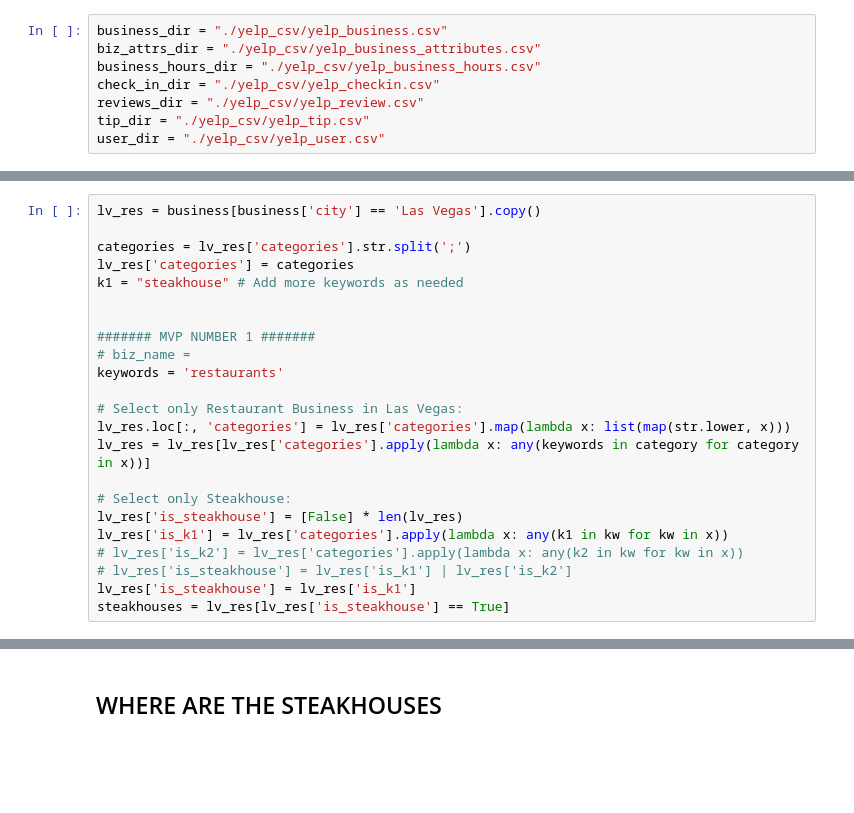
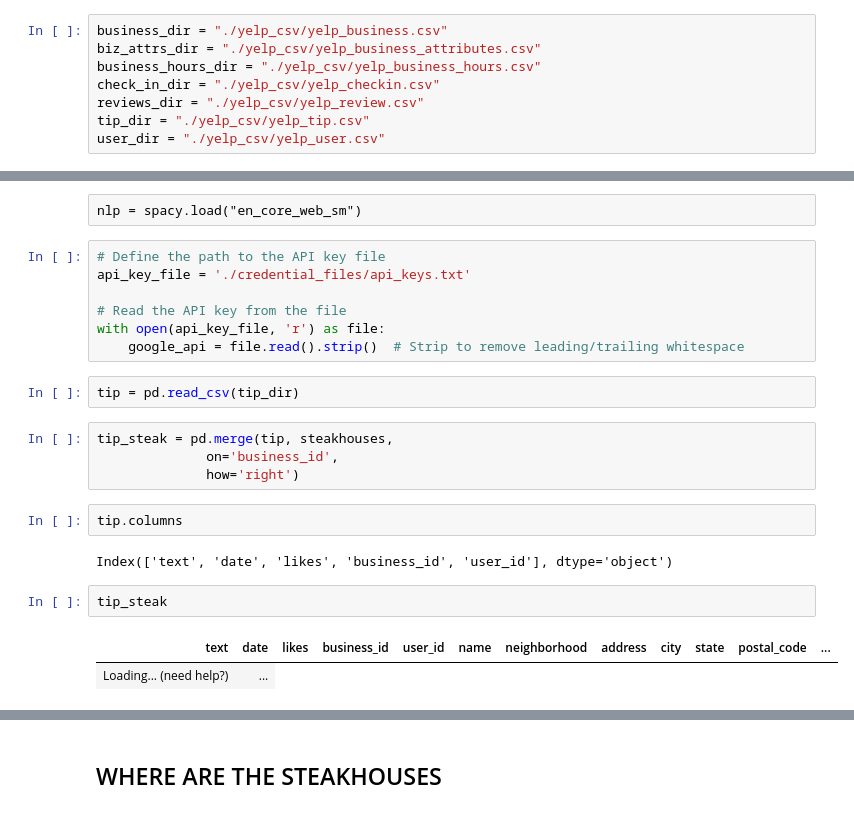
Before and after one commit to analytics-portfolio/Business-IQ-Analytics, a Jupyter notebook: yelp_DA.ipynb, the cells around one changed output, grey strips where cells are left out. Saved outputs shown, nothing was run; the diff lists cells and outputs as text; blank space fills up the shorter version.

```diff
--- a/yelp_DA.ipynb
+++ b/yelp_DA.ipynb
@@ -101,23 +39,24 @@ tip = pd.read_csv(tip_dir)
-# %%
-lv_res = business[business['city'] == 'Las Vegas'].copy()
-
-categories = lv_res['categories'].str.split(';')
-lv_res['categories'] = categories
-k1 = "steakhouse" # Add more keywords as needed
-
-
-####### MVP NUMBER 1 #######
-# biz_name =
-keywords = 'restaurants'
-
-# Select only Restaurant Business in Las Vegas:
-lv_res.loc[:, 'categories'] = lv_res['categories'].map(lambda x: list(map(str.lower, x)))
-lv_res = lv_res[lv_res['categories'].apply(lambda x: any(keywords in category for category in x))]
-
-# Select only Steakhouse:
-lv_res['is_steakhouse'] = [False] * len(lv_res)
-lv_res['is_k1'] = lv_res['categories'].apply(lambda x: any(k1 in kw for kw in x))
-# lv_res['is_k2'] = lv_res['categories'].apply(lambda x: any(k2 in kw for kw in x))
-# lv_res['is_steakhouse'] = lv_res['is_k1'] | lv_res['is_k2']
-lv_res['is_steakhouse'] = lv_res['is_k1']
-steakhouses = lv_res[lv_res['is_steakhouse'] == True]
+# %% [raw]
+nlp = spacy.load("en_core_web_sm")
+# %%
+# Define the path to the API key file
+api_key_file = './credential_files/api_keys.txt'
+
+# Read the API key from the file
+with open(api_key_file, 'r') as file:
+    google_api = file.read().strip()  # Strip to remove leading/trailing whitespace
+# %%
+tip = pd.read_csv(tip_dir)
+# %%
+tip_steak = pd.merge(tip, steakhouses,
+              on='business_id',
+              how='right')
+# %%
+tip.columns
+# %% [output]
+Index(['text', 'date', 'likes', 'business_id', 'user_id'], dtype='object')
+# %%
+tip_steak
+# %% [output]
+| text | date | likes | business_id | user_id | name | neighborhood | address | city | state | postal_code | ... |
+| Loading... (need help?) | ... |
```
Also changed, not shown: parts of 30 cells of this notebook, 1 other file.
